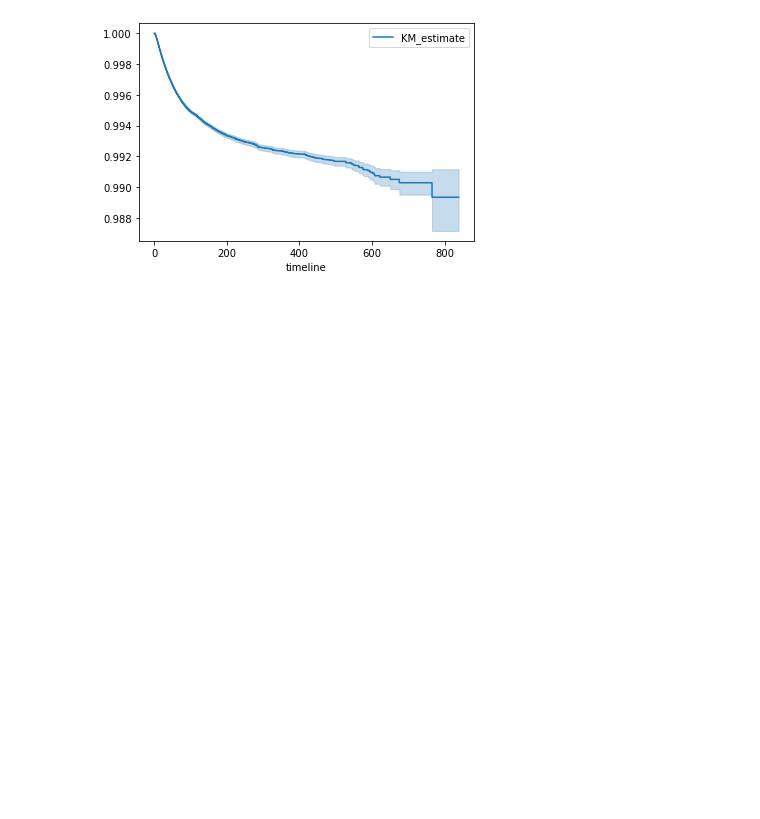
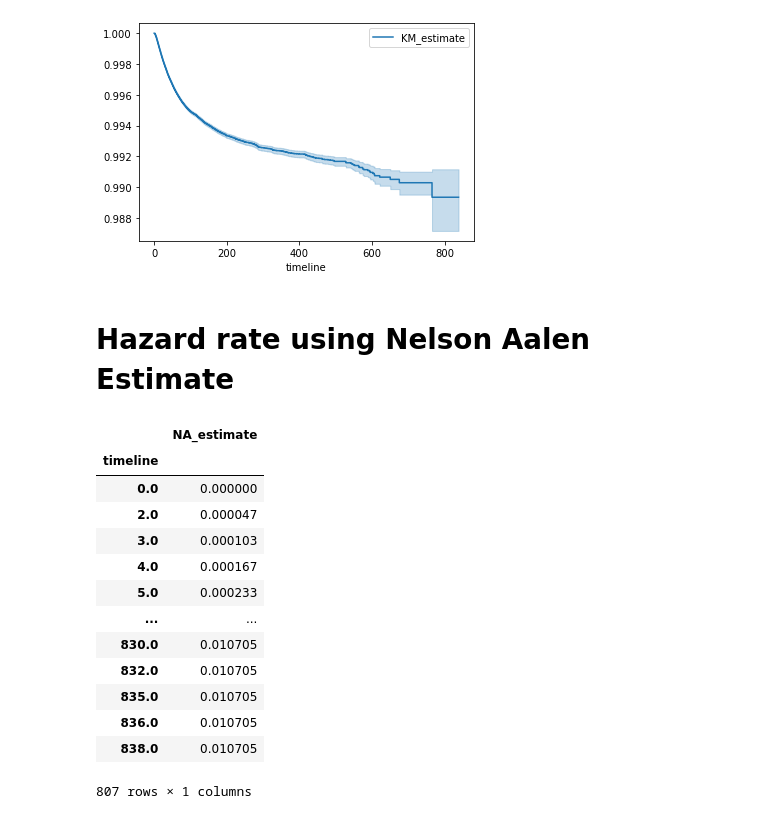
Before and after one commit to jackiec1998/uiuc-datathon-2023, a Jupyter notebook: survival_analysis.ipynb, the cells around one changed output. Saved outputs shown, nothing was run; the diff lists cells and outputs as text; code cells hidden in the pictures; blank space fills up the shorter version.

```diff
--- a/survival_analysis.ipynb
+++ b/survival_analysis.ipynb
@@ -104,3 +103,25 @@ kmf.plot_survival_function()
 # %% [output]
 <AxesSubplot:xlabel='timeline'>
 [figure]
+# %% [markdown]
+# Hazard rate using Nelson Aalen Estimate
+# %%
+from lifelines import NelsonAalenFitter
+naf=NelsonAalenFitter(nelson_aalen_smoothing=False)
+naf.fit(train['mob'],event_observed=train['charge_off'])
+naf.cumulative_hazard_
+# %% [output]
+|  | NA_estimate |
+| timeline |  |
+| 0.0 | 0.000000 |
+| 2.0 | 0.000047 |
+| 3.0 | 0.000103 |
+| 4.0 | 0.000167 |
+| 5.0 | 0.000233 |
+| ... | ... |
+| 830.0 | 0.010705 |
+| 832.0 | 0.010705 |
+| 835.0 | 0.010705 |
+| 836.0 | 0.010705 |
+| 838.0 | 0.010705 |
+807 rows × 1 columns
```
Also changed, not shown: parts of 9 cells of this notebook.
